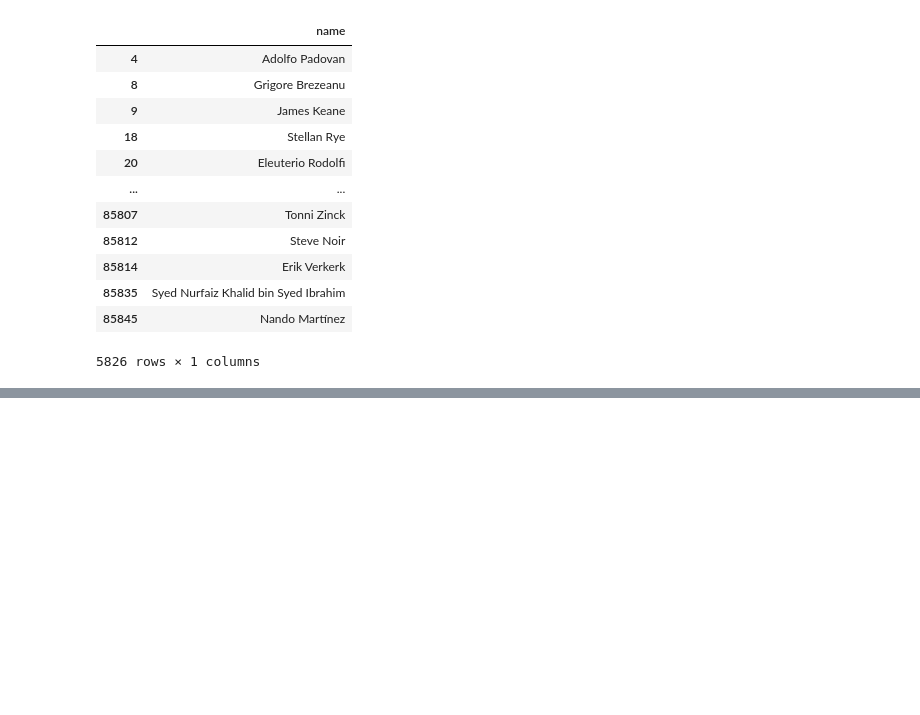
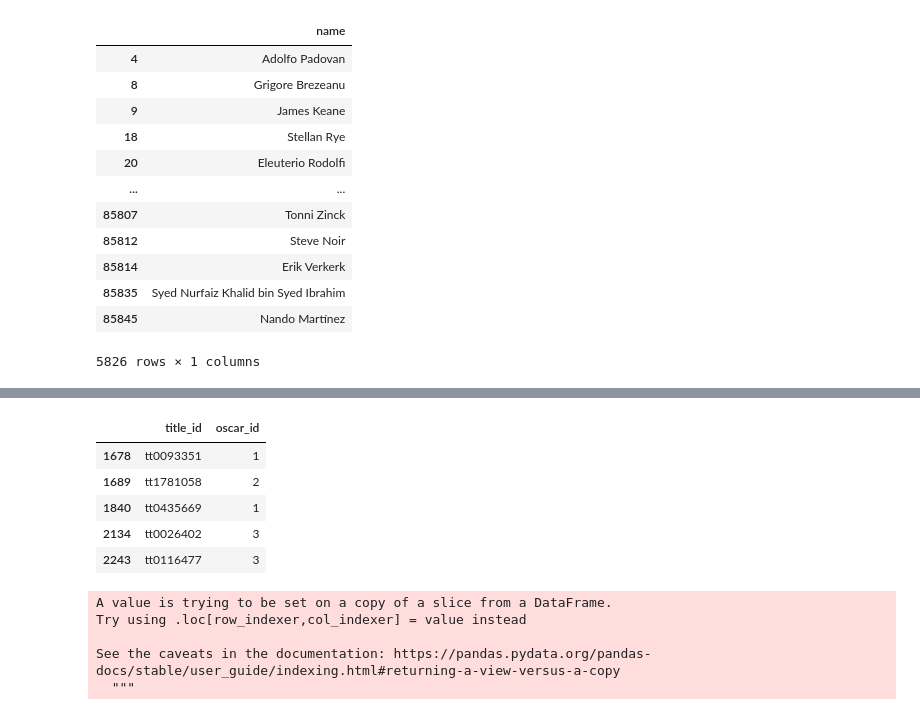
Before and after one commit to gucaselo/ETL-Project, a Jupyter notebook: movies_transform.ipynb, the cells around one changed output, grey strips where cells are left out. Cells and saved outputs as stored; diff of their text form; code cells hidden in the pictures; blank space fills up the shorter version.

Commit message:
Updated foreign keys and data cleaning

```diff
--- a/movies_transform.ipynb
+++ b/movies_transform.ipynb
@@ -179,0 +200,35 @@ cleaned_categories_df.to_csv('output/oscars_categories.csv')
+# %%
+# Assign Oscars id to their respective awarded movie title
+cleaned2_oscars_df['oscar_id'] = ""
+
+for index, movies in cleaned2_oscars_df.iterrows():
+    if movies['category'] == 'DIRECTING':
+        cleaned2_oscars_df.loc[index, 'oscar_id'] = 0
+    elif movies['category'] == 'CINEMATOGRAPHY (Black-and-White)':
+        cleaned2_oscars_df.loc[index, 'oscar_id'] = 1
+    elif movies['category'] == 'CINEMATOGRAPHY (Color)':
+        cleaned2_oscars_df.loc[index, 'oscar_id'] = 2
+    elif movies['category'] == 'BEST MOTION PICTURE':
+        cleaned2_oscars_df.loc[index, 'oscar_id'] = 3
+    elif movies['category'] == 'BEST PICTURE':
+        cleaned2_oscars_df.loc[index, 'oscar_id'] = 4
+
+
+# Filter to only keep movie awards
+movie_awards_df = cleaned2_oscars_df[
+                              ((cleaned2_oscars_df['category']=='BEST PICTURE') |
+                               (cleaned2_oscars_df['category']=='BEST MOTION PICTURE') |
+                               (cleaned2_oscars_df['category']=='CINEMATOGRAPHY (Black-and-White)') |
+                               (cleaned2_oscars_df['category']=='CINEMATOGRAPHY (Color)'))]
+
+# Only keep title_id and oscar_id relationship dataset
+movie_awards_df = movie_awards_df[['title_id', 'oscar_id']]
+
+movie_awards_df.head()
+# %% [output]
+|  | title_id | oscar_id |
+| 1678 | tt0093351 | 1 |
+| 1689 | tt1781058 | 2 |
+| 1840 | tt0435669 | 1 |
+| 2134 | tt0026402 | 3 |
+| 2243 | tt0116477 | 3 |
@@ -179,0 +238,30 @@ cleaned_categories_df.to_csv('output/oscars_categories.csv')
+# %%
+# Filter to only keep directing awards (it reduces looping time by only looping over the directors that have won directing
+# rather than filtering over the directors listed on the movie awards)
+directing_awards_df = cleaned2_oscars_df[(cleaned2_oscars_df['category']=='DIRECTING')]
+
+# Creating empty director_id column
+directing_awards_df['director_id'] = ""
+
+# Assign Director id to their respective awarded director name
+for index, director in directing_awards_df.iterrows():
+    for index2, reference in cleaned_directors.iterrows():
+        if director['name'] == reference['name']:
+            directing_awards_df.loc[index, 'director_id'] == reference['id']
+        else:
+            directing_awards_df.loc[index, 'director_id'] == ""
+# cleaned2_oscars_df
+
+
+
+
+# Only keep title_id and oscar_id relationship dataset
+# directing_awards_df = directing_awards_df[['title_id', 'oscar_id']]
+
+directing_awards_df.head()
+# %% [output]
+A value is trying to be set on a copy of a slice from a DataFrame.
+Try using .loc[row_indexer,col_indexer] = value instead
+
+See the caveats in the documentation: https://pandas.pydata.org/pandas-docs/stable/user_guide/indexing.html#returning-a-view-versus-a-copy
+  """
```
Also changed, not shown: parts of 5 cells of this notebook, 3 other files.
